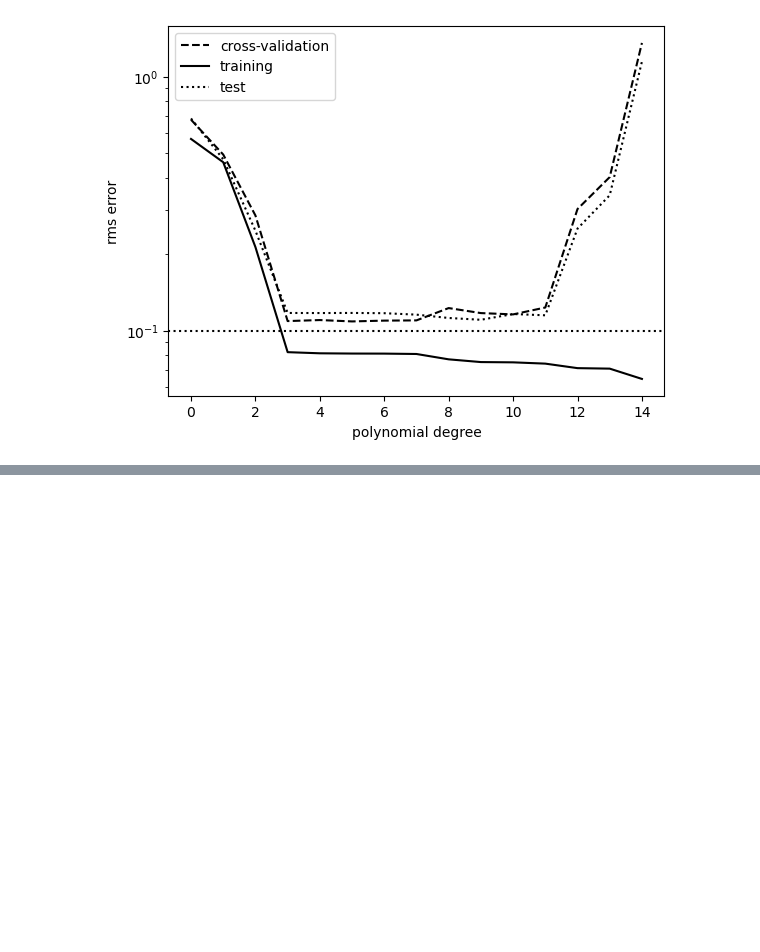
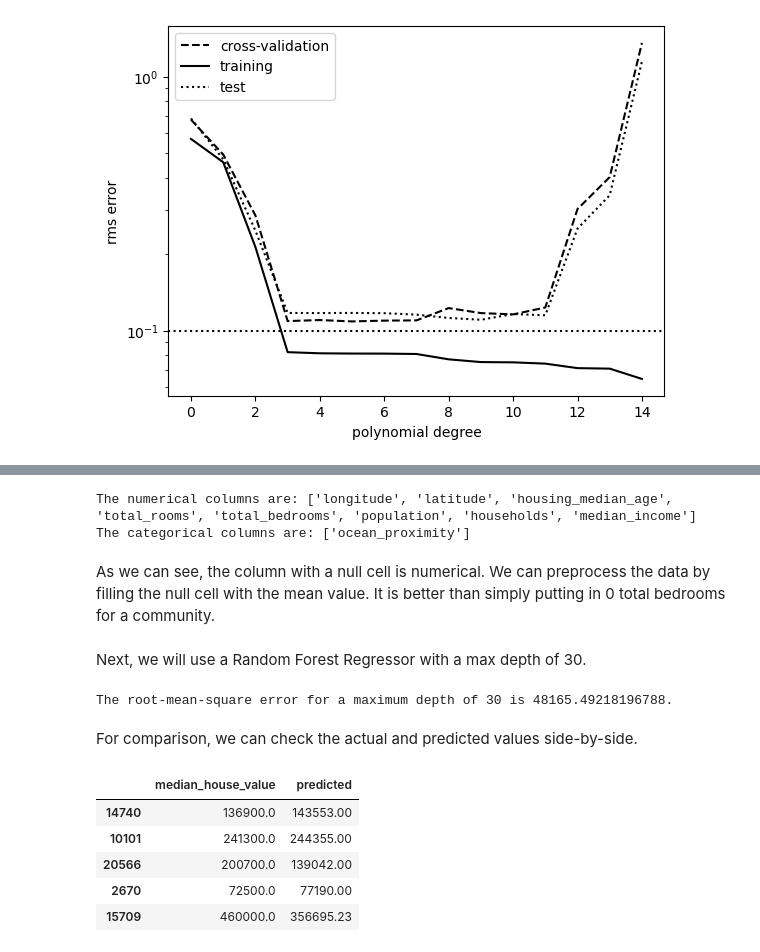
Before and after one commit to xxtofff/App_Physics_157, a Jupyter notebook: Lab Assignments/AP157_lab_assignment_A1.ipynb, the cells around one changed output, grey strips where cells are left out. Cells and saved outputs as stored; diff of their text form; code cells hidden in the pictures; blank space fills up the shorter version.

```diff
--- a/Lab Assignments/AP157_lab_assignment_A1.ipynb
+++ b/Lab Assignments/AP157_lab_assignment_A1.ipynb
@@ -141,0 +175,10 @@ plt.show()
+# %%
+from sklearn.model_selection import train_test_split
+
+target_cols = ['median_house_value']
+feature_cols = [col for col in housing.columns if col not in target_cols]
+
+x_full = housing[feature_cols]
+y = housing[target_cols]
+
+x_train, x_test, y_train, y_test = train_test_split(x_full, y, train_size = 0.8, random_state = 0)
@@ -141,0 +201,48 @@ plt.show()
+# %%
+num_cols = [col for col in feature_cols if x_full[col].dtype in ['int64', 'float64']]
+categorical_cols = [col for col in feature_cols if x_full[col].dtype in ['object']]
+
+print('The numerical columns are: {}'.format(num_cols))
+print('The categorical columns are: {}'.format(categorical_cols))
+# %% [output]
+The numerical columns are: ['longitude', 'latitude', 'housing_median_age', 'total_rooms', 'total_bedrooms', 'population', 'households', 'median_income']
+The categorical columns are: ['ocean_proximity']
+# %% [markdown]
+As we can see, the column with a null cell is numerical. We can preprocess the data by filling the null cell with the mean value. It is better than simply putting in 0 total bedrooms for a community.
+# %%
+from sklearn.impute import SimpleImputer
+from sklearn.preprocessing import OneHotEncoder
+from sklearn.compose import ColumnTransformer
+
+num_transformer = SimpleImputer(strategy = 'mean')
+cat_transformer = OneHotEncoder(handle_unknown = 'ignore')
+preprocess = ColumnTransformer(transformers = [('num', num_transformer, num_cols), ('cat', cat_transformer, categorical_cols)])
+# %% [markdown]
+Next, we will use a Random Forest Regressor with a max depth of 30.
+# %%
+from sklearn.pipeline import Pipeline
+from sklearn.ensemble import RandomForestRegressor
+from sklearn.metrics import mean_squared_error
+
+max_depth_val = 30
+model = RandomForestRegressor(max_depth = max_depth_val, random_state = 0)
+pipeline = Pipeline(steps = [('preprocessor', preprocess), ('model', model)])
+pipeline.fit(x_train, y_train.values.ravel())
+predicted_val = pipeline.predict(x_test)
+error = mean_squared_error(y_test, predicted_val)
+print('The root-mean-square error for a maximum depth of {} is {}.'.format(max_depth_val, np.sqrt(error)))
+# %% [output]
+The root-mean-square error for a maximum depth of 30 is 48165.49218196788.
+# %% [markdown]
+For comparison, we can check the actual and predicted values side-by-side.
+# %%
+predicted_cols = pd.DataFrame(predicted_val, columns = {'predicted'}, index = y_test.index)
+comparison_table = y_test.join(predicted_cols)
+comparison_table.head()
+# %% [output]
+|  | median_house_value | predicted |
+| 14740 | 136900.0 | 143553.00 |
+| 10101 | 241300.0 | 244355.00 |
+| 20566 | 200700.0 | 139042.00 |
+| 2670 | 72500.0 | 77190.00 |
+| 15709 | 460000.0 | 356695.23 |
```
Also changed, not shown: parts of 13 cells of this notebook, 3 other files.
